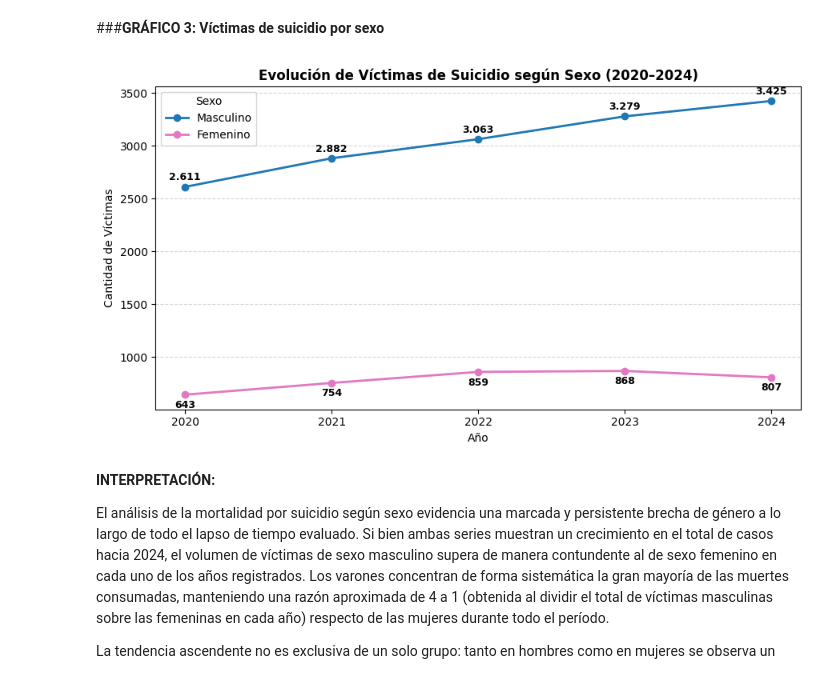
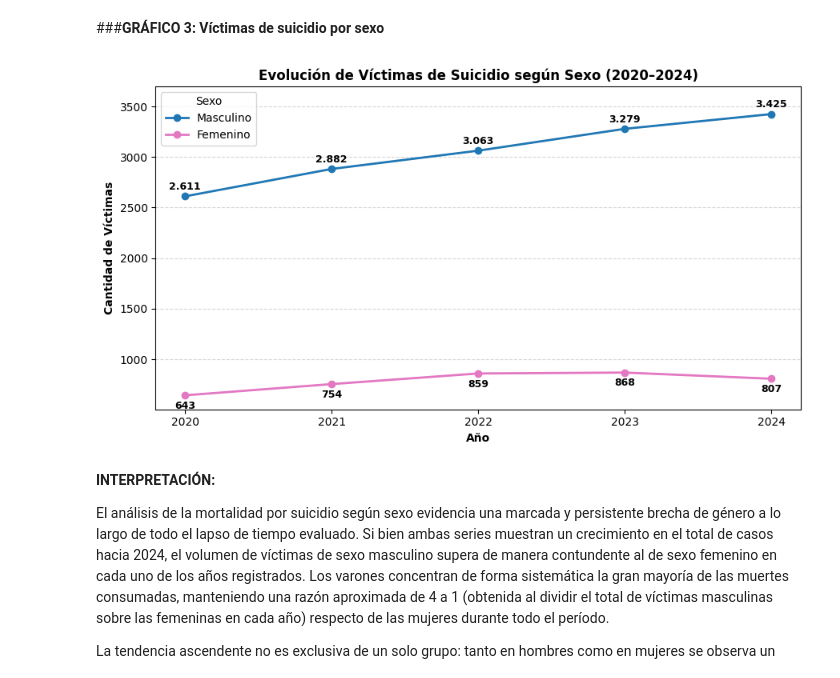
Before and after one commit to fce-laboratoriotp/tp-labo, a Jupyter notebook: notebook_prueba.ipynb, the cells around one changed output. Saved outputs shown, nothing was run; the diff lists cells and outputs as text; code cells hidden in the pictures.

```diff
--- a/notebook_prueba.ipynb
+++ b/notebook_prueba.ipynb
@@ -691,38 +694,40 @@ for anio in df_sexo_piv.index:
         (anio, v),
         textcoords="offset points",
         xytext=(0, 6),
         ha="center",
         fontsize=9,
         fontweight="bold",
     )
     # Femenino
     m = df_sexo_piv.loc[anio, "Femenino"]
     plt.annotate(
         f"{m:,}".replace(",", "."),
         (anio, m),
         textcoords="offset points",
         xytext=(0, -12),
         ha="center",
         fontsize=9,
         fontweight="bold",
     )
 
 #4. Formato final
 plt.title(
     "Evolución de Víctimas de Suicidio según Sexo (2020–2024)",
     fontsize=12,
-    fontweight="bold",
-)
-plt.xlabel("Año")
-plt.ylabel("Cantidad de Víctimas")
+    fontweight="bold",)
+
+plt.ylim(top=3700)
+plt.xlabel("Año", fontweight="bold")
+plt.ylabel("Cantidad de Víctimas", fontweight="bold")
 plt.xticks(df_sexo_piv.index)
 plt.legend(title="Sexo")
 plt.grid(axis="y", linestyle="--", alpha=0.5)
 plt.tight_layout()
+plt.savefig("grafico3_sexo.png", dpi=300, bbox_inches="tight")
 
 plt.show()
 # %% [output]
-[figure, old version]
+[figure, new version]
 # %% [markdown]
 **INTERPRETACIÓN:**
 
```
Also changed, not shown: parts of 4 cells of this notebook.
